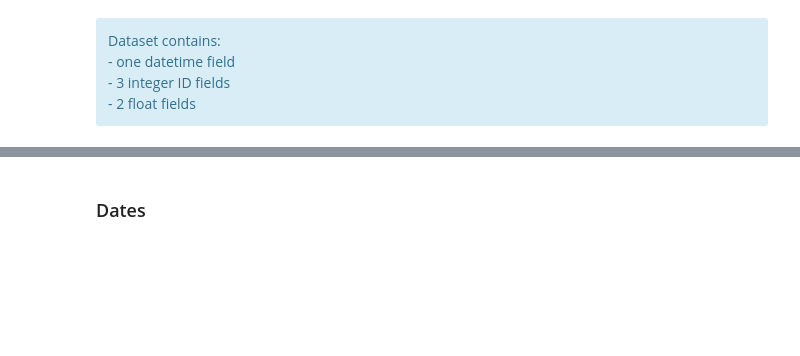
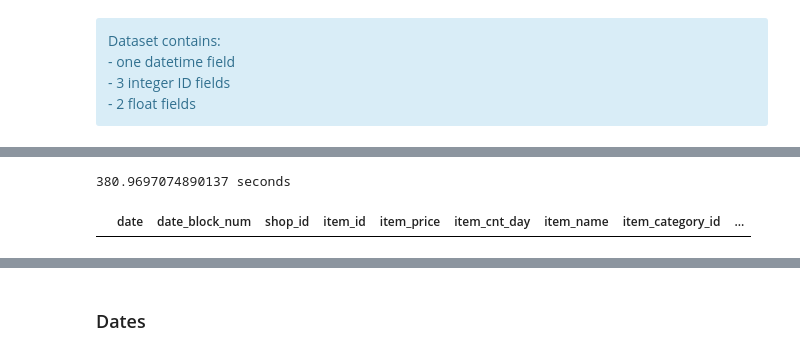
Before and after one commit to paulrousset/kaggle-future-sales, a Jupyter notebook: 01 - Exploration.ipynb, the cells around one changed output, grey strips where cells are left out. Saved outputs shown, nothing was run; the diff lists cells and outputs as text; code cells hidden in the pictures; blank space fills up the shorter version.

```diff
--- a/01 - Exploration.ipynb
+++ b/01 - Exploration.ipynb
@@ -153,0 +188,17 @@ data['sales'] = data['item_price'] * data['item_cnt_day']
+# %%
+start_time = time.time()
+# translate category names
+data_enriched['item_category_name_en'] = data_enriched['item_category_name'].replace(categories_english, regex=True)
+# translate shop names
+data_enriched['shop_name_en'] = data_enriched['shop_name'].replace(shops_english, regex=True)
+# translate item names
+data_enriched['item_name_en'] = data_enriched['item_name'].map(items_english)
+# adding a sales variable
+data_enriched['sales'] = data_enriched['item_price'] * data_enriched['item_cnt_day']
+print("{} seconds".format(time.time() - start_time))
+# %% [output]
+380.9697074890137 seconds
+# %%
+data_enriched[data_enriched['item_name']=='! ВО ВЛАСТИ НАВАЖДЕНИЯ (ПЛАСТ.) D']
+# %% [output]
+|  | date | date_block_num | shop_id | item_id | item_price | item_cnt_day | item_name | item_category_id | ... |
```
Also changed, not shown: parts of 83 cells of this notebook, 5 other files.
